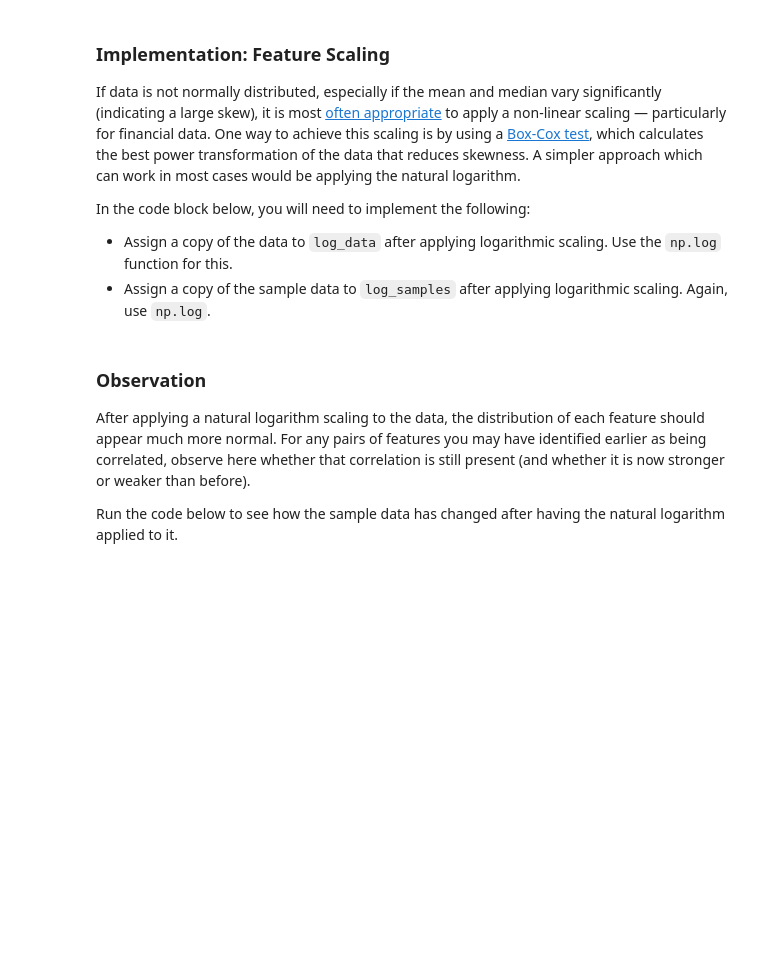
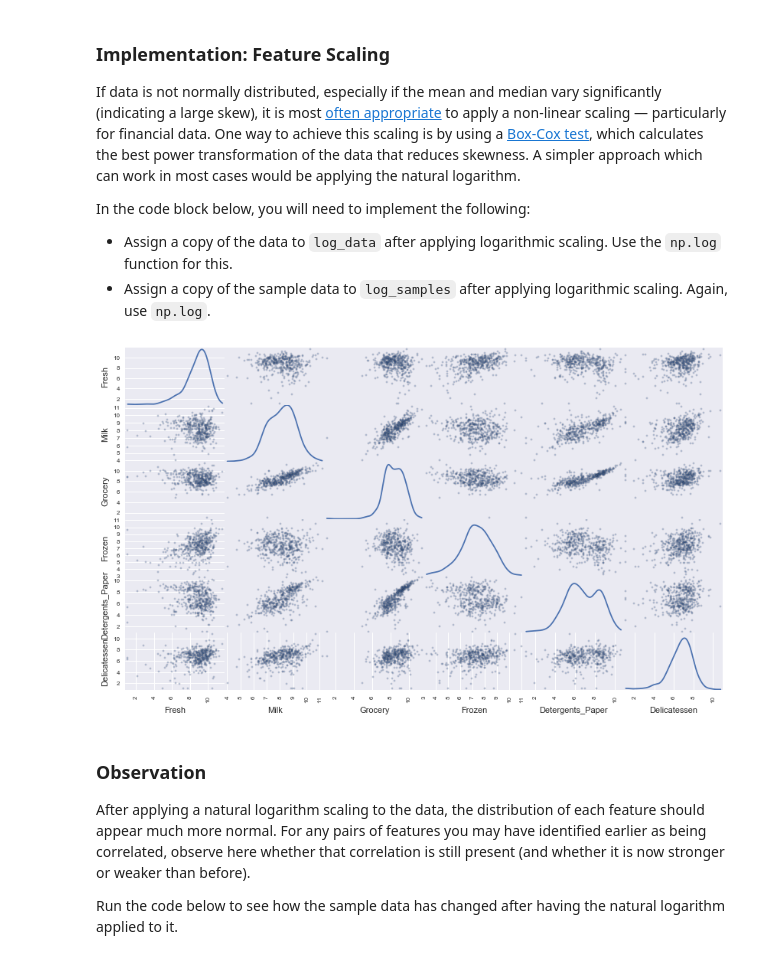
Before and after one commit to edging1218/Kaggle, a Jupyter notebook: Udacity/customer_segments/customer_segments.ipynb, the cells around one changed output. Drawn from its saved outputs; the diff is of its cells as text; code cells hidden in the pictures; blank space fills up the shorter version.

```diff
--- a/Udacity/customer_segments/customer_segments.ipynb
+++ b/Udacity/customer_segments/customer_segments.ipynb
@@ -176,13 +179,15 @@ In the code block below, you will need to implement the following:
  - Assign a copy of the sample data to `log_samples` after applying logarithmic scaling. Again, use `np.log`.
 # %%
 # TODO: Scale the data using the natural logarithm
-log_data = None
+log_data = np.log(data)
 
 # TODO: Scale the sample data using the natural logarithm
-log_samples = None
+log_samples = np.log(samples)
 
 # Produce a scatter matrix for each pair of newly-transformed features
 pd.scatter_matrix(log_data, alpha = 0.3, figsize = (14,8), diagonal = 'kde');
+# %% [output]
+[figure, added]
 # %% [markdown]
 ### Observation
 After applying a natural logarithm scaling to the data, the distribution of each feature should appear much more normal. For any pairs of features you may have identified earlier as being correlated, observe here whether that correlation is still present (and whether it is now stronger or weaker than before).
```
Also changed, not shown: parts of 43 cells of this notebook, 5 other files.
